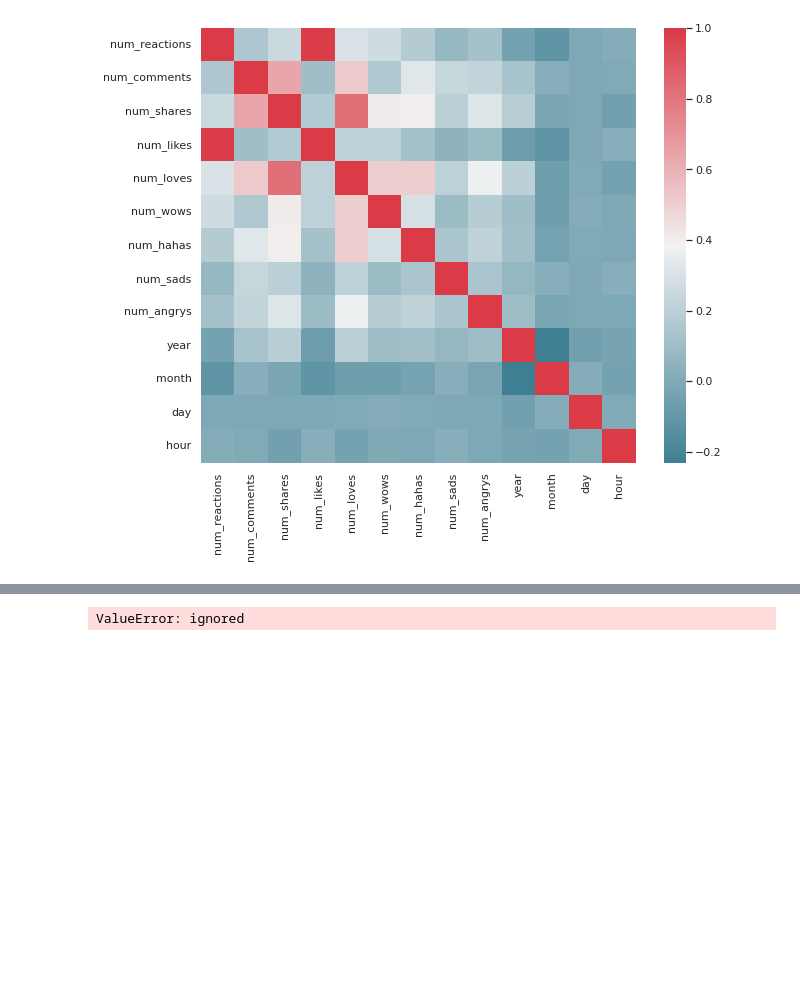
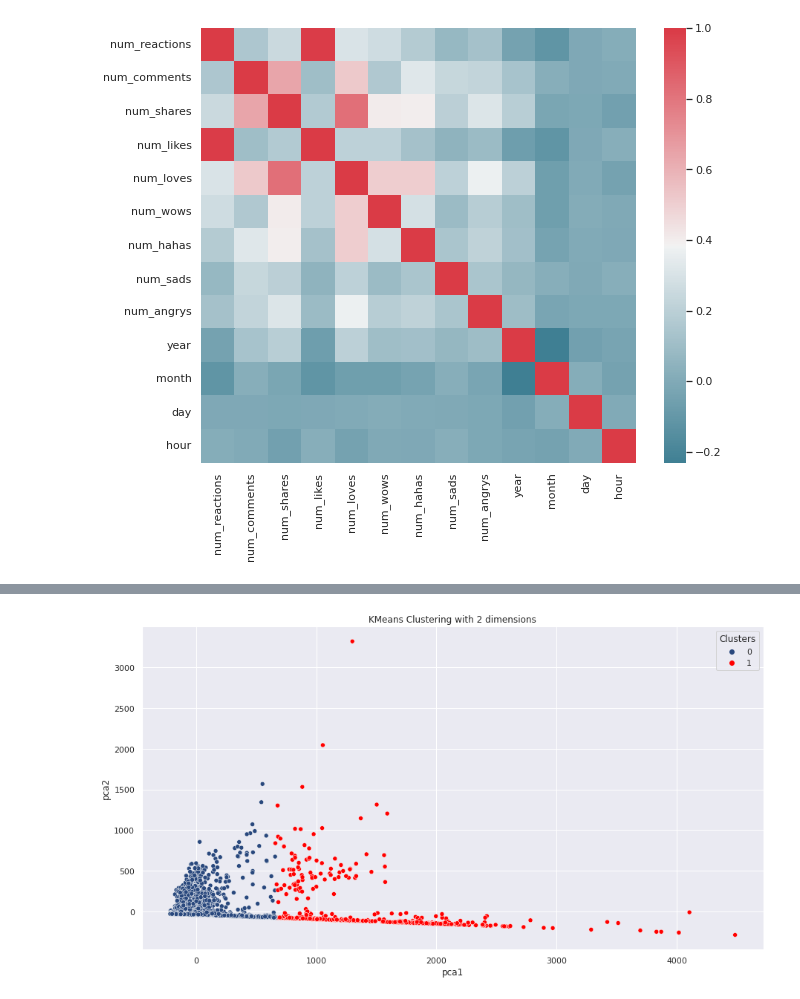
Before and after one commit to JMML2021/Sprint-8.-Algoritmes-d-aprenentatge-NO-supervisat-Agrupaci-, a Jupyter notebook: Sprint_8_Algoritmes_d’aprenentatge_NO_supervisat_Agrupació.ipynb, the cells around one changed output, grey strips where cells are left out. Cells and saved outputs as stored; diff of their text form; code cells hidden in the pictures; blank space fills up the shorter version.

```diff
--- a/Sprint_8_Algoritmes_d’aprenentatge_NO_supervisat_Agrupació.ipynb
+++ b/Sprint_8_Algoritmes_d’aprenentatge_NO_supervisat_Agrupació.ipynb
@@ -278,0 +280,6 @@ sns.heatmap(corr, mask=np.zeros_like(corr, dtype=np.bool), cmap=sns.diverging_pa
+# %%
+s_type = {'video': 1,'photo': 2, 'status': 3,'link': 4}
+# %%
+df1.status_type = [s_type[item] for item in df1.status_type]
+# %%
+df1 = df1.drop('status_published', axis=1)
@@ -281,6 +339,14 @@ sns.heatmap(corr, mask=np.zeros_like(corr, dtype=np.bool), cmap=sns.diverging_pa
 from sklearn.cluster import KMeans
 
 clustering_kmeans = KMeans(n_clusters=2)
-df['Clusters'] = clustering_kmeans.fit_predict(df)
+df1['Clusters'] = clustering_kmeans.fit_predict(df1)
-# %% [output]
-ValueError: ignored
+# %%
+reduced_data = PCA(n_components=2).fit_transform(df1)
+results = pd.DataFrame(reduced_data,columns=['pca1','pca2'])
+pal = ["#29487D", "red"]
+
+sns.scatterplot(x="pca1", y="pca2", hue=df1['Clusters'], data=results, palette=pal)
+plt.title('KMeans Clustering with 2 dimensions')
+plt.show()
+# %% [output]
+[figure, added]
```
Also changed, not shown: parts of 21 cells of this notebook.
